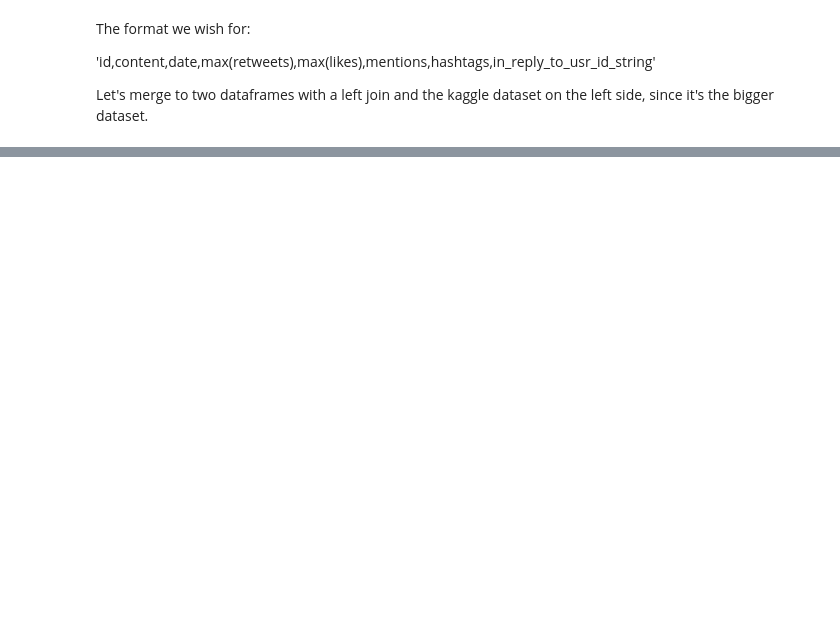
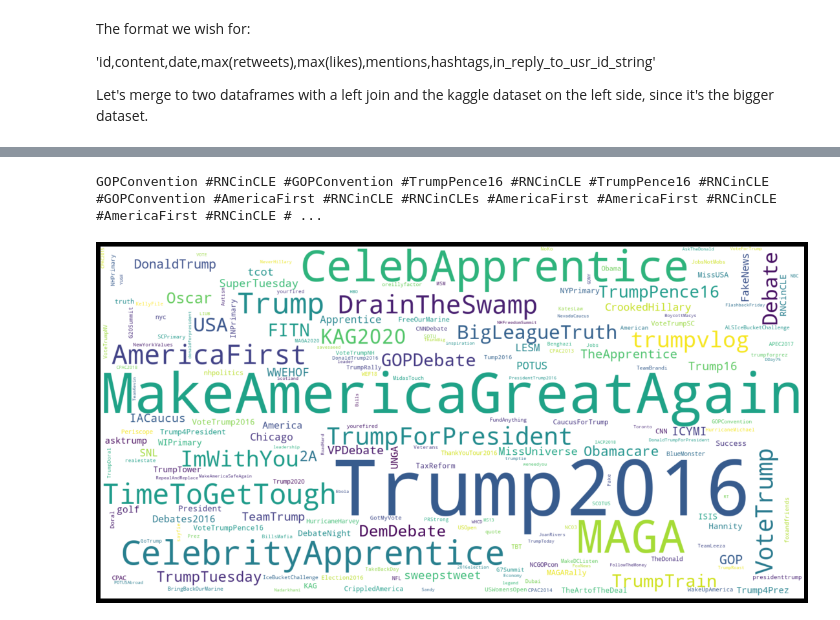
Before and after one commit to chrisspi/DataScienceTrumpTweets, a Jupyter notebook: TrumpTweets.ipynb, the cells around one changed output, grey strips where cells are left out. Cells and saved outputs as stored; diff of their text form; code cells hidden in the pictures; blank space fills up the shorter version.

```diff
--- a/TrumpTweets.ipynb
+++ b/TrumpTweets.ipynb
@@ -111,0 +131,23 @@ merged_left.to_csv('data/merged.csv', index=False)
+# %%
+print("Hashtag Wordcloud")
+texts = merged_left["hashtags"]
+
+text = ""
+
+for t in texts:
+    hashtags = str(t)
+    if hashtags != "nan":
+        text += str(t)
+
+text = text.replace(",","").replace("#", " #").replace("pic","").replace("http","")
+
+# Generate a word cloud image
+wordcloud = WordCloud(background_color="white", width=1600, height=800, collocations=False).generate(text)
+
+plt.figure( figsize=(20,10), facecolor='k')
+plt.imshow(wordcloud, interpolation="bilinear")
+plt.axis("off")
+plt.show()
+# %% [output]
+GOPConvention #RNCinCLE #GOPConvention #TrumpPence16 #RNCinCLE #TrumpPence16 #RNCinCLE #GOPConvention #AmericaFirst #RNCinCLE #RNCinCLEs #AmericaFirst #AmericaFirst #RNCinCLE #AmericaFirst #RNCinCLE # ...
+[figure, added]
```
Also changed, not shown: parts of 4 cells of this notebook.
